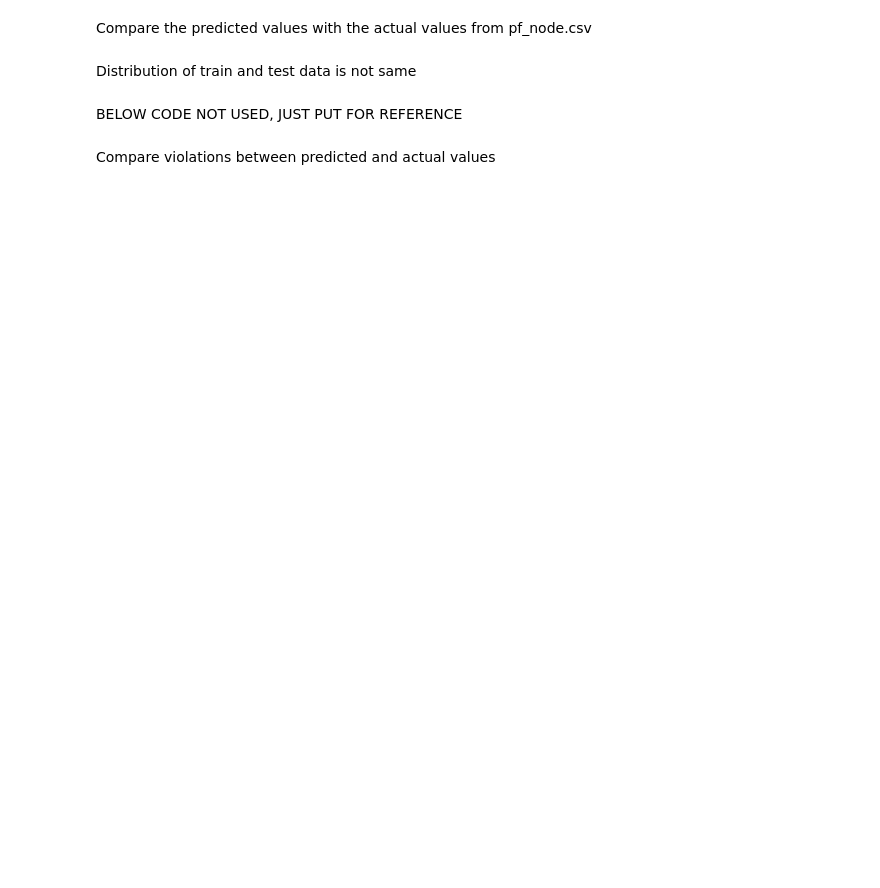
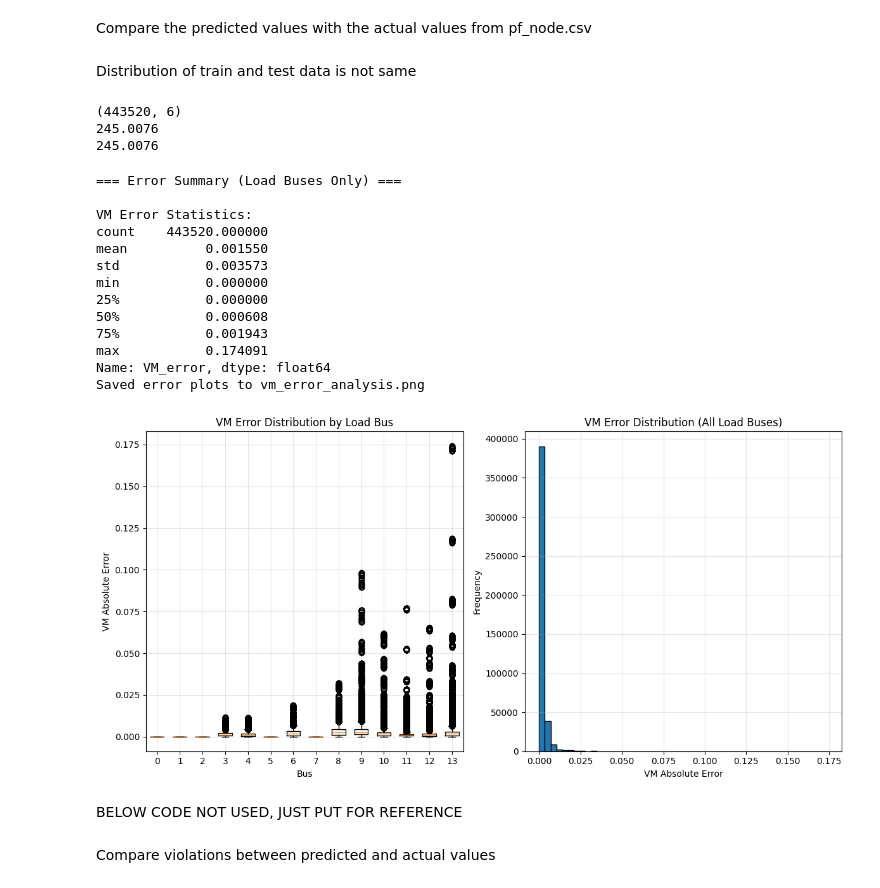
Before and after one commit to HHamann-SBU/GridSearch, a Jupyter notebook: notebooks/GridSearchSri3.ipynb, the cells around one changed output. Cells and saved outputs as stored; diff of their text form; code cells hidden in the pictures; blank space fills up the shorter version.

Commit message:
save predictions as needed

```diff
--- a/notebooks/GridSearchSri3.ipynb
+++ b/notebooks/GridSearchSri3.ipynb
@@ -53,7 +33,7 @@ import pandapower.plotting.plotly as pplotly
 import matplotlib.pyplot as mplt
 # %%
 net =  ppnets.case14()
-net.ext_grid['in_service']=True # disconnect from external grid - create an island
+# net.ext_grid['in_service']=False # disconnect from external grid - create an island
 net
 # %% [output]
 This pandapower network includes the following parameter tables:
@@ -322,4 +302,20 @@ callbacks:
 # %%
 import os
-dir_path = "/Users/srihi/Study/RA/gridfm-datakit/data_test/case14_ieee/raw/"
+dir_path = "/Users/srihi/Study/RA/gridfm-datakit/data_test/case14/raw/" #network name here should match the network name in the yaml file
 os.makedirs(dir_path, exist_ok=True)
+
+#clear raw folder contents if they exist
+if os.path.exists(dir_path):
+    for file in os.listdir(dir_path):
+        os.remove(os.path.join(dir_path, file))
+
+
+save_node_edge_data(
+    net=net,  # The network object
+    node_path=dir_path+"pf_node.csv",     # Path for bus/node data
+    branch_path=dir_path+"pf_edge_backup.csv",   # Path for branch/edge data
+    gen_path=dir_path+"pf_gen.csv",       # Path for generator data
+    y_bus_path=dir_path+"pf_edge.csv",    # Path for Y-bus data
+    processed_data=processed_data,  # Your list of tuples
+    dcpf=False  # Set to True if you want DC power flow columns
+)
@@ -427,8 +444,13 @@ Compare the predicted values with the actual values from pf_node.csv
 # %% [markdown]
 Distribution of train and test data is not same
 # %%
+print(outputs.shape)
 print(litGrid.node_normalizers[0].baseMVA)
 print(litGrid.edge_normalizers[0].baseMVA)
+# %% [output]
+(443520, 6)
+245.0076
+245.0076
 # %%
 #PLOT THE ERRORS between actual and predicted values
 import pandas as pd
@@ -436,16 +458,12 @@ import numpy as np
 import matplotlib.pyplot as plt
 
 
-pf_node = pd.read_csv("../../gridfm-datakit/data_test/case14_ieee/raw/pf_node.csv")
-predictions = pd.read_csv("../../gridfm-datakit/data_test/predictions/predictions.csv")
-# pf_node = pd.read_csv("/Users/srihi/Study/RA/gridfm-datakit/data_out/case14_ieee/raw/pf_node.csv")
-# predictions = pd.read_csv("/Users/srihi/Study/RA/predictions.csv")
+pf_node = pd.read_csv(dir_path+"pf_node.csv")
+predictions = pd.read_csv(csv_path_pred)
 
-gen_buses = [0, 1, 2, 5, 7]
-load_buses = [b for b in pf_node['bus'].unique() if b not in gen_buses]
-
-print(f"Generator buses (excluded): {gen_buses}")
-print(f"Load buses (compared): {load_buses}")
+# gen_buses = [0, 1, 2, 5, 7]
+# load_buses = [b for b in pf_node['bus'].unique() if b not in gen_buses]
+load_buses = [b for b in pf_node['bus'].unique()]
 
 # Merge the dataframes
 comparison = pf_node.merge(predictions, on=['scenario', 'bus'], how='inner')
@@ -454,49 +472,45 @@ comparison = comparison[comparison['bus'].isin(load_buses)]
 
 comparison['VM_error'] = abs(comparison['Vm'] - comparison['VM_pred'])
 comparison['VA_error'] = abs(comparison['Va'] - comparison['VA_pred'])
 comparison['PD_error'] = abs(comparison['Pd'] - comparison['PD_pred'])
 comparison['QD_error'] = abs(comparison['Qd'] - comparison['QD_pred'])
 
 # Summary statistics
 print("\n=== Error Summary (Load Buses Only) ===")
 print(f"\nVM Error Statistics:")
 print(comparison['VM_error'].describe())
-print(f"\nVA Error Statistics:")
-print(comparison['VA_error'].describe())
-
-# Per-bus analysis
-print("\n=== Per-Bus VM Error (Load Buses) ===")
-bus_summary = comparison.groupby('bus').agg({
-    'VM_error': ['mean', 'std', 'max'],
-    'VA_error': ['mean', 'std', 'max'],
-}).round(6)
-print(bus_summary)
-
-# Save comparison results
-comparison_results = comparison[['scenario', 'bus', 'Vm', 'VM_pred', 'VM_error',
-                                  'Va', 'VA_pred', 'VA_error', 'Pd', 'PD_pred', 'PD_error',
-                                  'Qd', 'QD_pred', 'QD_error']]
-comparison_results.to_csv('vm_comparison_load_buses.csv', index=False)
-print(f"\nSaved detailed comparison to vm_comparison_load_buses.csv")
 
 # Optional: Plot VM errors
 plt.figure(figsize=(12, 6))
 plt.subplot(1, 2, 1)
 for bus in load_buses:
     bus_data = comparison[comparison['bus'] == bus]['VM_error']
     plt.boxplot(bus_data, positions=[bus], widths=0.6)
 plt.xlabel('Bus')
 plt.ylabel('VM Absolute Error')
 plt.title('VM Error Distribution by Load Bus')
 plt.grid(True, alpha=0.3)
 
 plt.subplot(1, 2, 2)
 plt.hist(comparison['VM_error'], bins=50, edgecolor='black')
 plt.xlabel('VM Absolute Error')
 plt.ylabel('Frequency')
 plt.title('VM Error Distribution (All Load Buses)')
 plt.grid(True, alpha=0.3)
 
 plt.tight_layout()
-plt.savefig('vm_error_analysis.png', dpi=150)
-print("Saved error plots to vm_error_analysis.png")
+# %% [output]
+=== Error Summary (Load Buses Only) ===
+
+VM Error Statistics:
+count    443520.000000
+mean          0.001550
+std           0.003573
+min           0.000000
+25%           0.000000
+50%           0.000608
+75%           0.001943
+max           0.174091
+Name: VM_error, dtype: float64
+Saved error plots to vm_error_analysis.png
+[figure, added]
```
Also changed, not shown: parts of 25 cells of this notebook.
